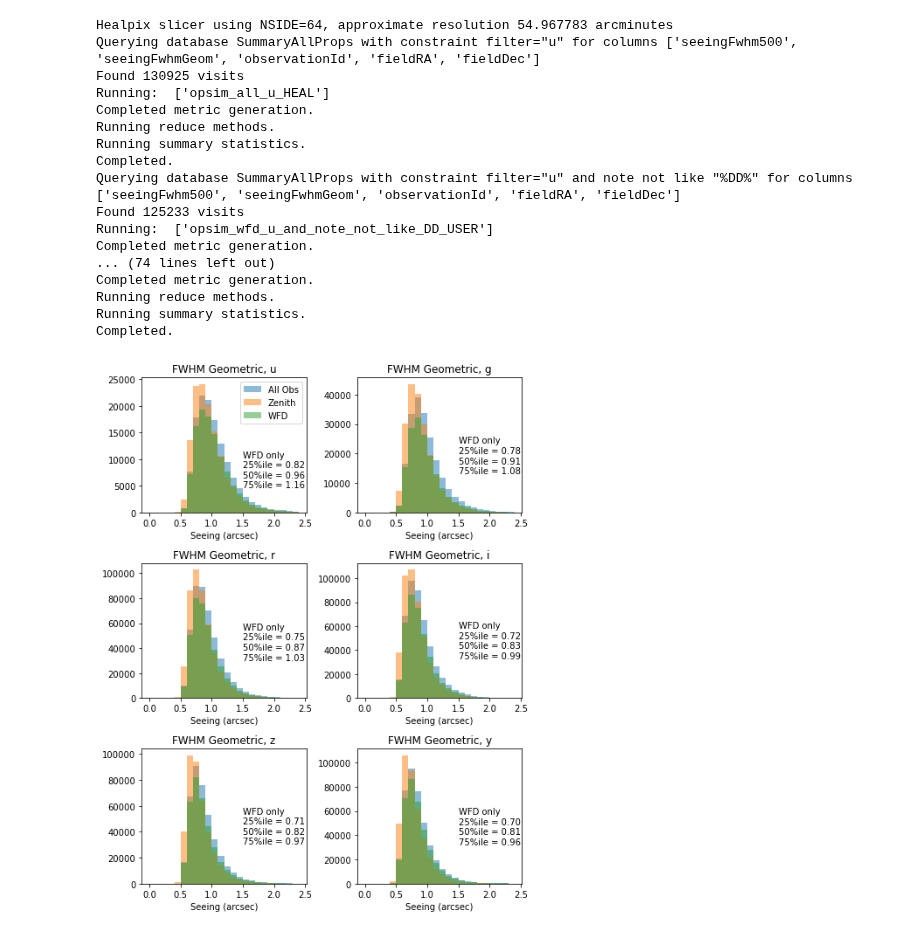
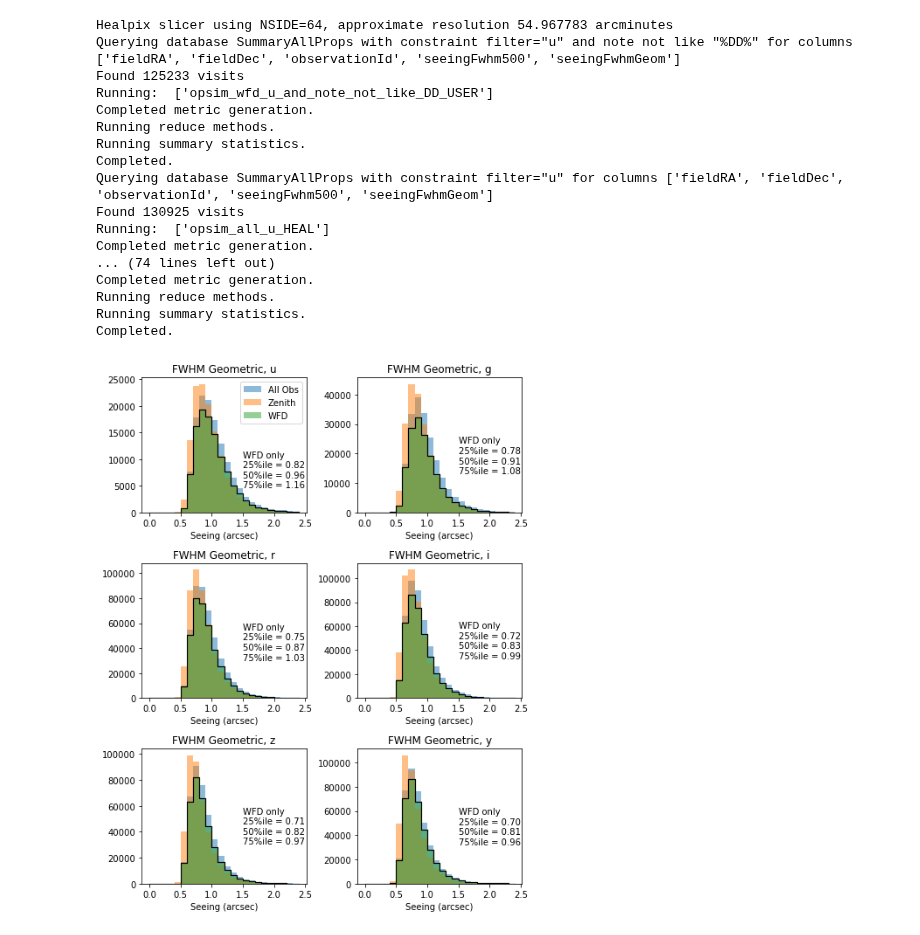
Before and after one commit to yoachim/21_Scratch, a Jupyter notebook: seeing_plots/seeing_dist.ipynb, the cells around one changed output. Drawn from its saved outputs; the diff is of its cells as text; code cells hidden in the pictures.

```diff
--- a/seeing_plots/seeing_dist.ipynb
+++ b/seeing_plots/seeing_dist.ipynb
@@ -71,37 +71,46 @@ for i,filtername in enumerate('ugrizy'):
     ack = ack[indx]
 
 
     tiles = np.percentile(ack['seeingFwhmGeom'], [25, 50, 75])
     label = 'WFD only\n25%%ile = %.2f\n50%%ile = %.2f\n75%%ile = %.2f\n'  % (tuple(tiles.tolist()))
 
 
     _temp = ax.hist(ack['seeingFwhmGeom'], bins=bins, alpha=0.5, label='WFD')
+
+    top_x = []
+    top_y = []
+    for j,yval in enumerate(_temp[0]):
+        top_x.extend([_temp[1][j], _temp[1][j+1]])
+        top_y.extend([_temp[0][j], _temp[0][j]])
+
+    ax.plot(top_x, top_y, color='black', linewidth=1.2)
+
     ax.set_title('FWHM Geometric, ' + filtername)
     if i == 0:
         ax.legend()
 
         ax.text(1.5, max_val/8, label)
     else:
         ax.text(1.5, max_val/4, label)
 
 fig.tight_layout()
 fig.savefig('seeing_dist_all.pdf')
 # %% [output]
 Healpix slicer using NSIDE=64, approximate resolution 54.967783 arcminutes
-Querying database SummaryAllProps with constraint filter="u" for columns ['seeingFwhm500', 'seeingFwhmGeom', 'observationId', 'fieldRA', 'fieldDec']
-Found 130925 visits
-Running:  ['opsim_all_u_HEAL']
+Querying database SummaryAllProps with constraint filter="u" and note not like "%DD%" for columns ['fieldRA', 'fieldDec', 'observationId', 'seeingFwhm500', 'seeingFwhmGeom']
+Found 125233 visits
+Running:  ['opsim_wfd_u_and_note_not_like_DD_USER']
 Completed metric generation.
 Running reduce methods.
 Running summary statistics.
 Completed.
-Querying database SummaryAllProps with constraint filter="u" and note not like "%DD%" for columns ['seeingFwhm500', 'seeingFwhmGeom', 'observationId', 'fieldRA', 'fieldDec']
-Found 125233 visits
-Running:  ['opsim_wfd_u_and_note_not_like_DD_USER']
+Querying database SummaryAllProps with constraint filter="u" for columns ['fieldRA', 'fieldDec', 'observationId', 'seeingFwhm500', 'seeingFwhmGeom']
+Found 130925 visits
+Running:  ['opsim_all_u_HEAL']
 Completed metric generation.
 ... (74 lines left out)
 Completed metric generation.
 Running reduce methods.
 Running summary statistics.
 Completed.
-[figure, old version]
+[figure, new version]
```
Also changed, not shown: 1 other file.
